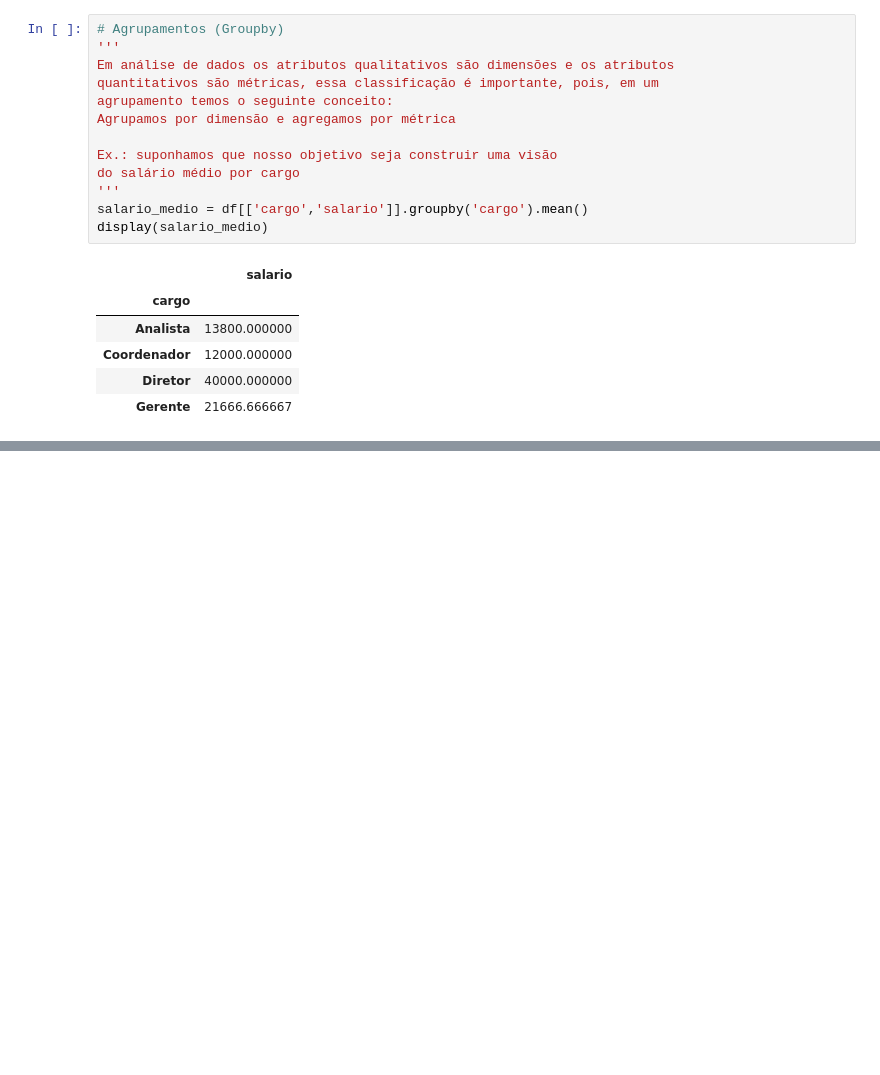
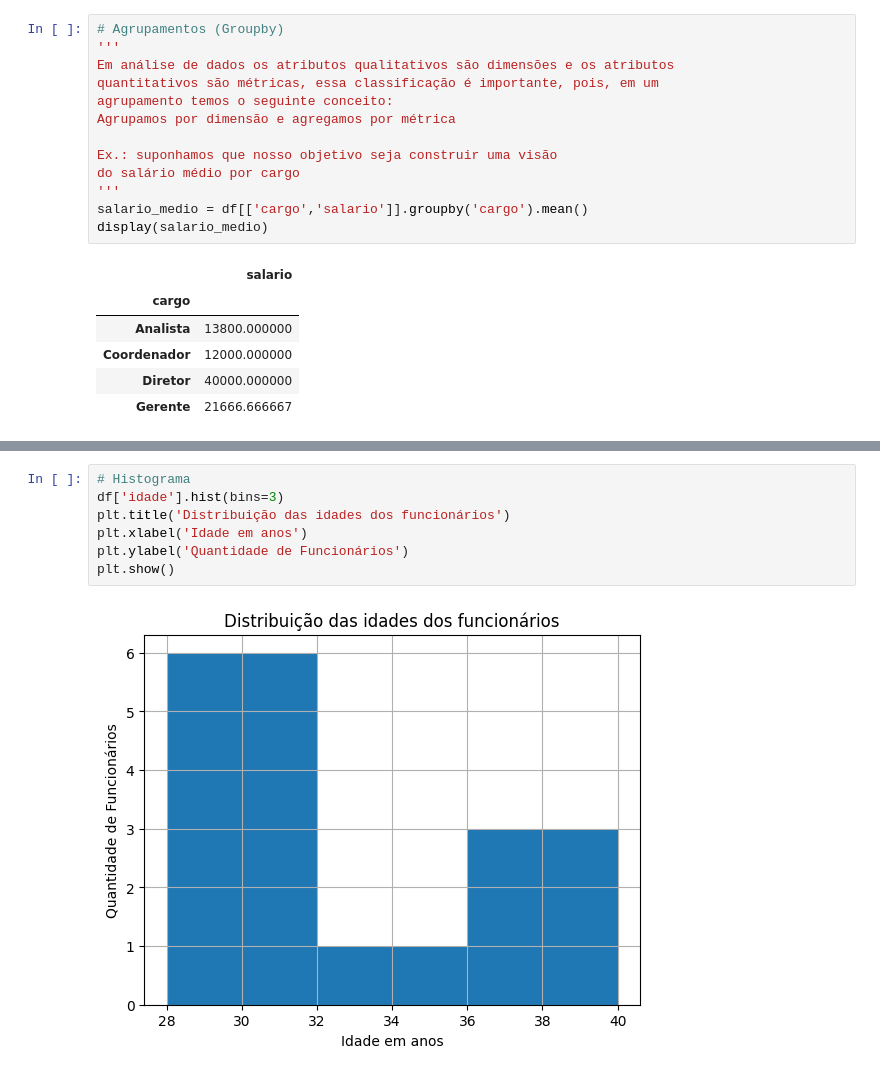
Before and after one commit to leonardo69-code/Python---Banco-de-Dados, a Jupyter notebook: Tratando_com_Estatisticas.ipynb, the cells around one changed output, grey strips where cells are left out. Drawn from its saved outputs; the diff is of its cells as text; blank space fills up the shorter version.

```diff
--- a/Tratando_com_Estatisticas.ipynb
+++ b/Tratando_com_Estatisticas.ipynb
@@ -147,0 +523,9 @@ display(salario_medio)
+# %%
+# Histograma
+df['idade'].hist(bins=3)
+plt.title('Distribuição das idades dos funcionários')
+plt.xlabel('Idade em anos')
+plt.ylabel('Quantidade de Funcionários')
+plt.show()
+# %% [output]
+[figure, added]
```
Also changed, not shown: parts of 28 cells of this notebook.
